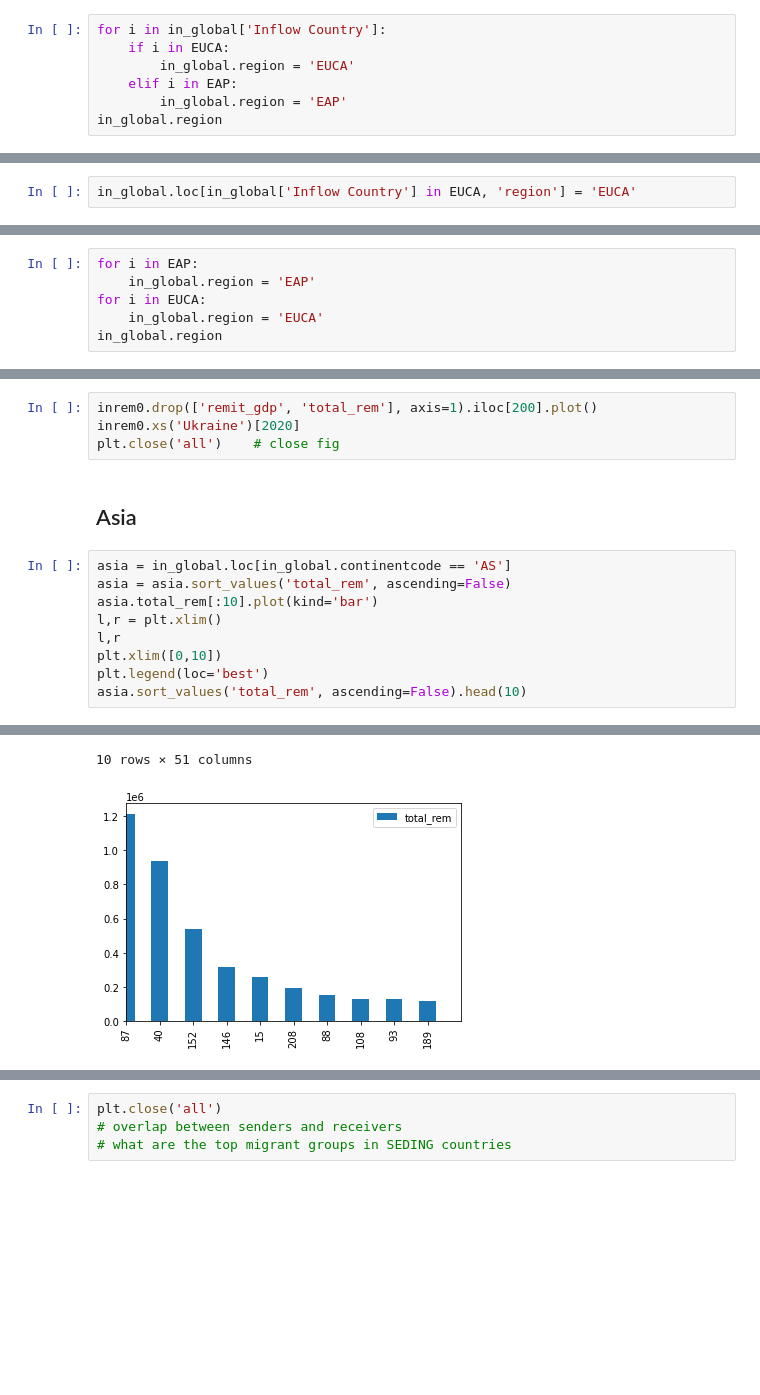
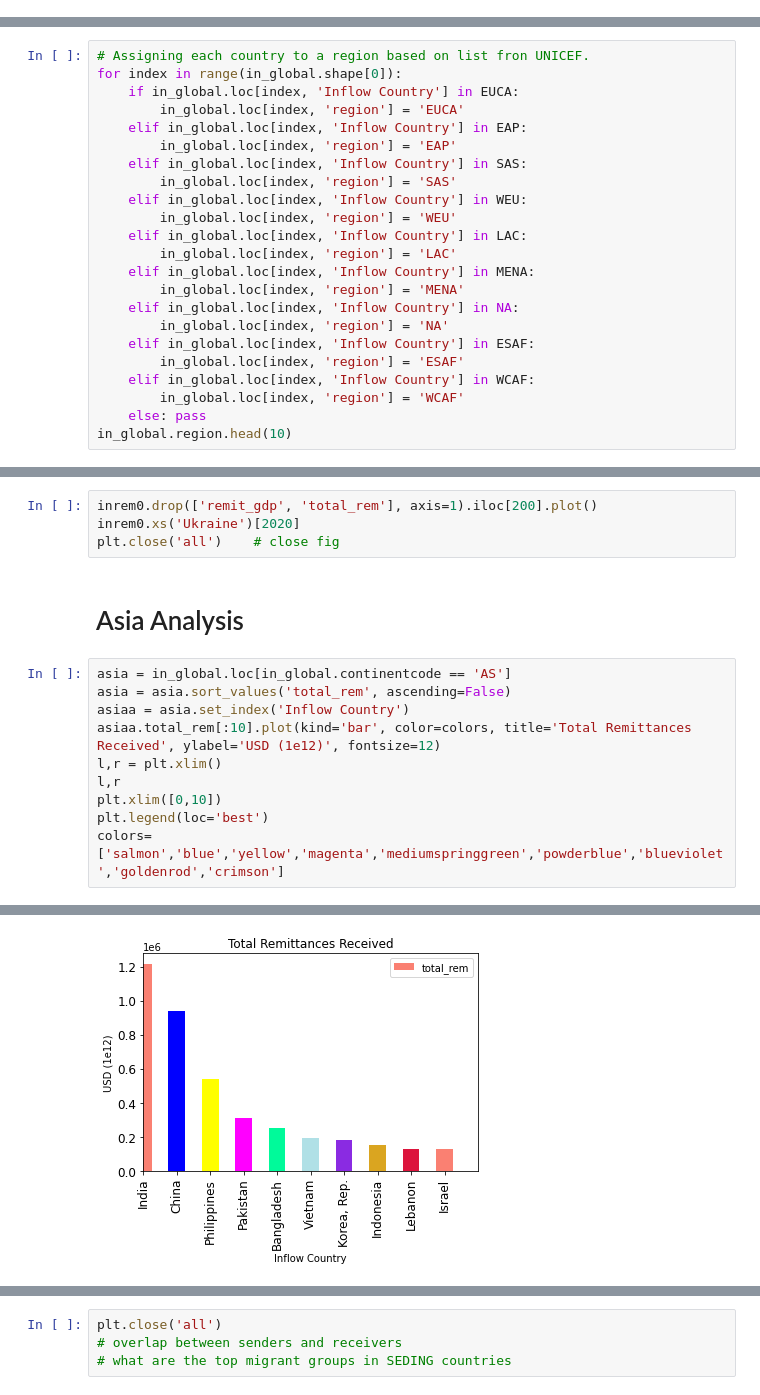
Before and after one commit to bukanif/CYPLAN255-1, a Jupyter notebook: notebooks_copy_2/Remittances2.ipynb, the cells around one changed output, grey strips where cells are left out. Saved outputs shown, nothing was run; the diff lists cells and outputs as text; blank space fills up the shorter version.

Commit message:
regional figures added

```diff
--- a/notebooks_copy_2/Remittances2.ipynb
+++ b/notebooks_copy_2/Remittances2.ipynb
@@ -411,7 +380,0 @@ Name: region, Length: 216, dtype: float64
-# %%
-for i in in_global['Inflow Country']:
-    if i in EUCA:
-        in_global.region = 'EUCA'
-    elif i in EAP:
-        in_global.region = 'EAP'
-in_global.region
@@ -431,2 +380,0 @@ Name: region, Length: 216, dtype: object
-# %%
-in_global.loc[in_global['Inflow Country'] in EUCA, 'region'] = 'EUCA'
@@ -513,6 +380,0 @@ Index(['Inflow Country',             1980,             1981,             1982,
-# %%
-for i in EAP:
-    in_global.region = 'EAP'
-for i in EUCA:
-    in_global.region = 'EUCA'
-in_global.region
@@ -632,0 +381,23 @@ cont.sort_values('total_rem', ascending=False)
+# %%
+# Assigning each country to a region based on list fron UNICEF.
+for index in range(in_global.shape[0]):
+    if in_global.loc[index, 'Inflow Country'] in EUCA:
+        in_global.loc[index, 'region'] = 'EUCA'
+    elif in_global.loc[index, 'Inflow Country'] in EAP:
+        in_global.loc[index, 'region'] = 'EAP'
+    elif in_global.loc[index, 'Inflow Country'] in SAS:
+        in_global.loc[index, 'region'] = 'SAS'
+    elif in_global.loc[index, 'Inflow Country'] in WEU:
+        in_global.loc[index, 'region'] = 'WEU'
+    elif in_global.loc[index, 'Inflow Country'] in LAC:
+        in_global.loc[index, 'region'] = 'LAC'
+    elif in_global.loc[index, 'Inflow Country'] in MENA:
+        in_global.loc[index, 'region'] = 'MENA'
+    elif in_global.loc[index, 'Inflow Country'] in NA:
+        in_global.loc[index, 'region'] = 'NA'
+    elif in_global.loc[index, 'Inflow Country'] in ESAF:
+        in_global.loc[index, 'region'] = 'ESAF'
+    elif in_global.loc[index, 'Inflow Country'] in WCAF:
+        in_global.loc[index, 'region'] = 'WCAF'
+    else: pass
+in_global.region.head(10)
@@ -651,14 +560,15 @@ inrem0.drop(['remit_gdp', 'total_rem'], axis=1).iloc[200].plot()
 inrem0.xs('Ukraine')[2020]
 plt.close('all')    # close fig
 # %% [markdown]
-## Asia
+# Asia Analysis
 # %%
 asia = in_global.loc[in_global.continentcode == 'AS']
 asia = asia.sort_values('total_rem', ascending=False)
-asia.total_rem[:10].plot(kind='bar')
+asiaa = asia.set_index('Inflow Country')
+asiaa.total_rem[:10].plot(kind='bar', color=colors, title='Total Remittances Received', ylabel='USD (1e12)', fontsize=12)
 l,r = plt.xlim()
 l,r
 plt.xlim([0,10])
 plt.legend(loc='best')
-asia.sort_values('total_rem', ascending=False).head(10)
+colors=['salmon','blue','yellow','magenta','mediumspringgreen','powderblue','blueviolet','goldenrod','crimson']
 # %% [output]
@@ -676,2 +575 @@ asia.sort_values('total_rem', ascending=False).head(10)
-10 rows × 51 columns
-[figure, old version]
+[figure, new version]
```
Also changed, not shown: parts of 83 cells of this notebook.
